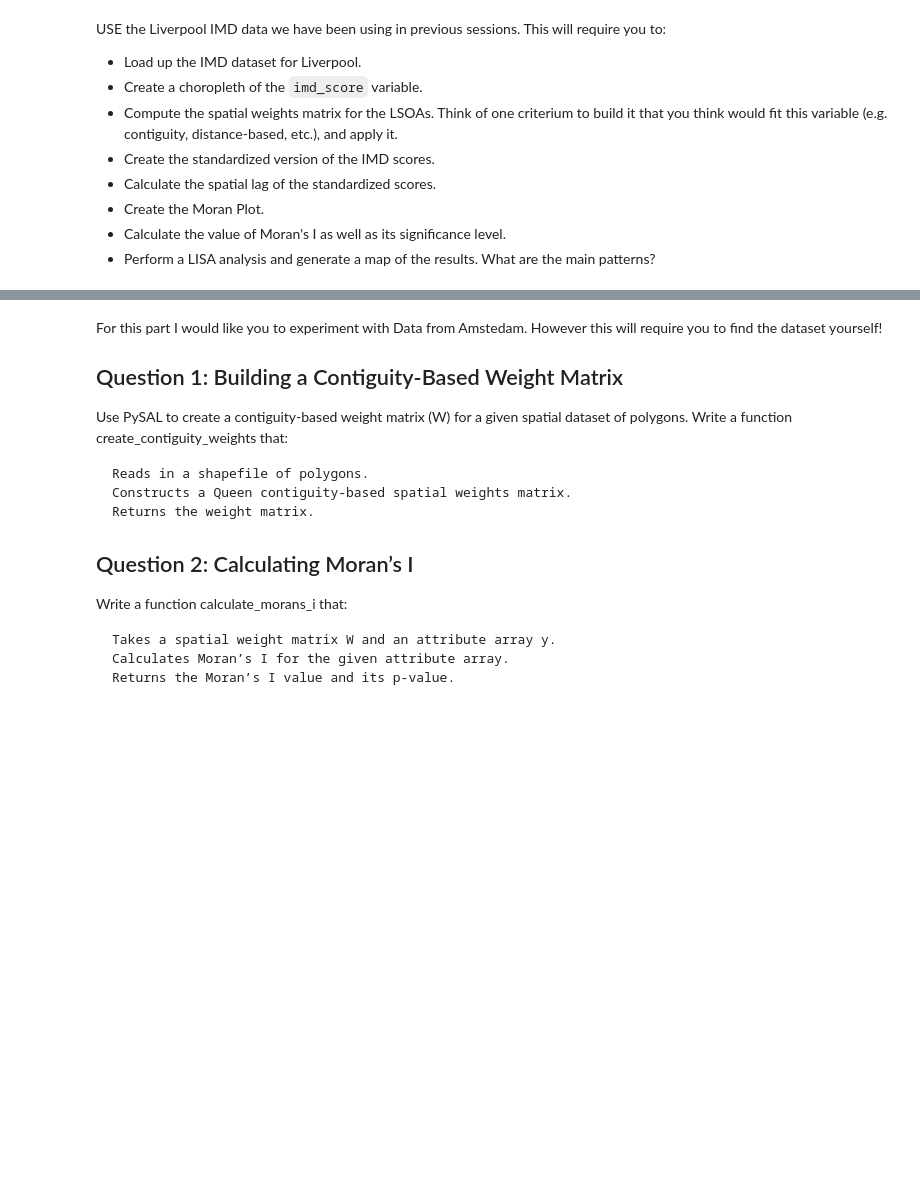
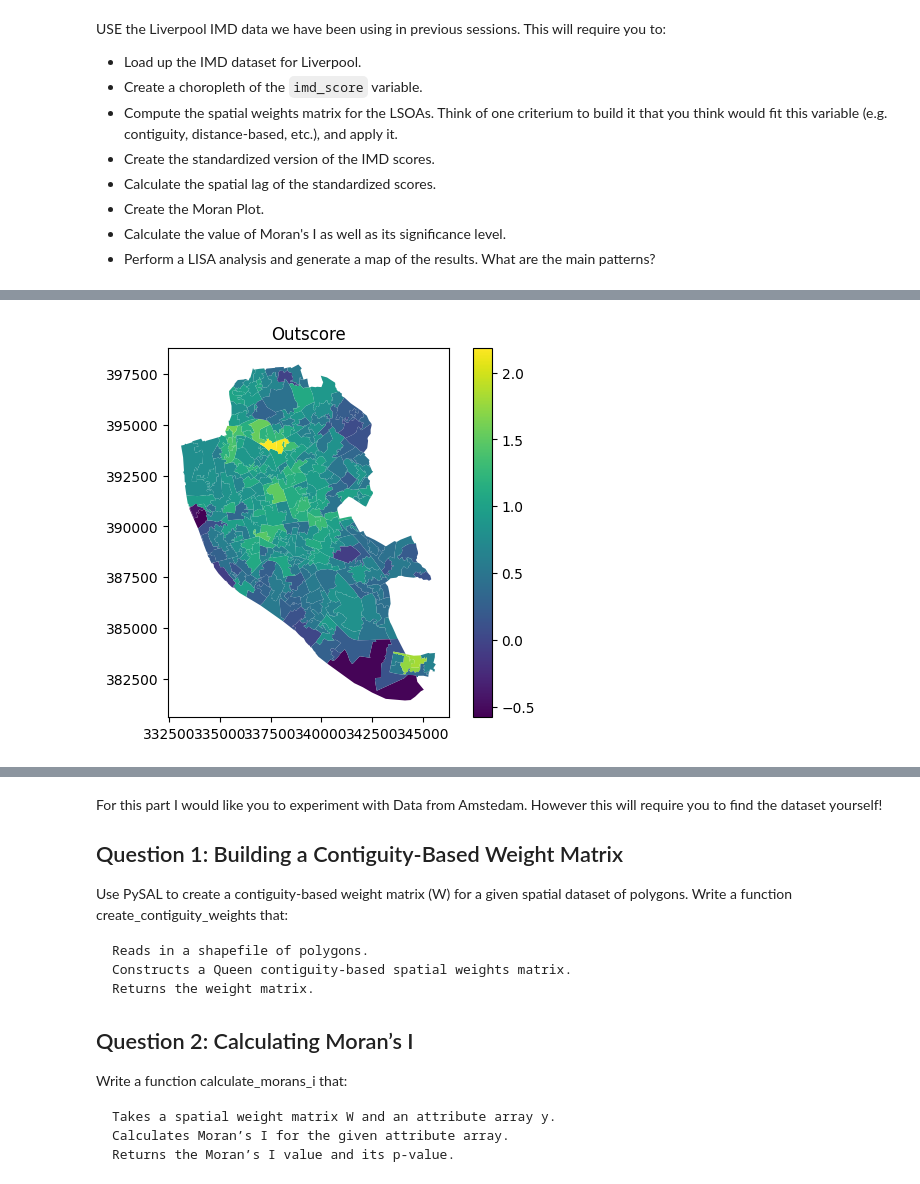
Before and after one commit to mannan272/data1, a Jupyter notebook: lab-04/hw-04.ipynb, the cells around one changed output, grey strips where cells are left out. Cells and saved outputs as stored; diff of their text form; code cells hidden in the pictures; blank space fills up the shorter version.

```diff
--- a/lab-04/hw-04.ipynb
+++ b/lab-04/hw-04.ipynb
@@ -24,0 +40,9 @@ USE the Liverpool IMD data we have been using in previous sessions. This will re
+# %%
+#df = pd.read_csv('data/IMD/OAs/OA11_LSOA11_MSOA11_LAD11_EW_LUv2.csv') #loading the csv file
+#df #explore head and tail
+
+lookup_path = 'data/IMD/'
+file_name = 'lab04_imd.shp'
+df = gpd.read_file('data/IMD/lab04_imd.shp')
+
+df.head()
@@ -24,0 +61,3 @@ USE the Liverpool IMD data we have been using in previous sessions. This will re
+# %%
+df1 = df.loc[df['LADnm'] == 'Liverpool',:]
+df1.head()
@@ -24,0 +72,6 @@ USE the Liverpool IMD data we have been using in previous sessions. This will re
+# %%
+df1.plot(column = 'OutScore', legend = True)
+plt.title('Outscore')
+plt.show()
+# %% [output]
+[figure, added]
```
Also changed, not shown: parts of 13 cells of this notebook, 38 other files.
